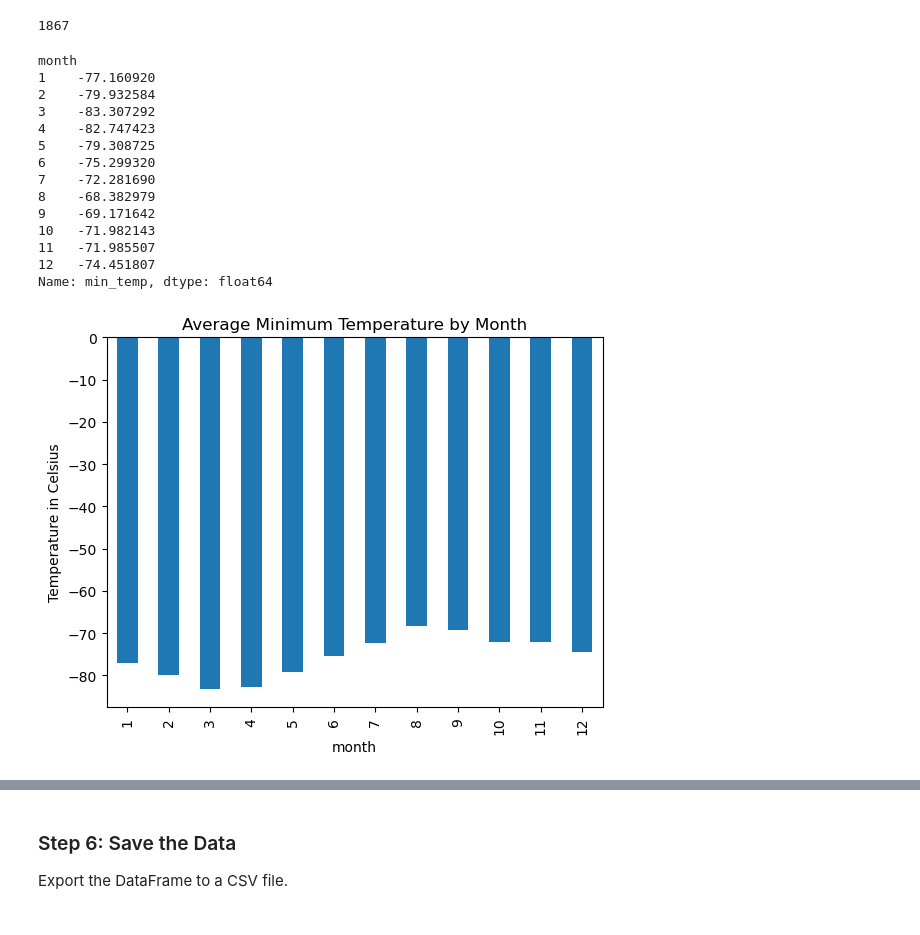
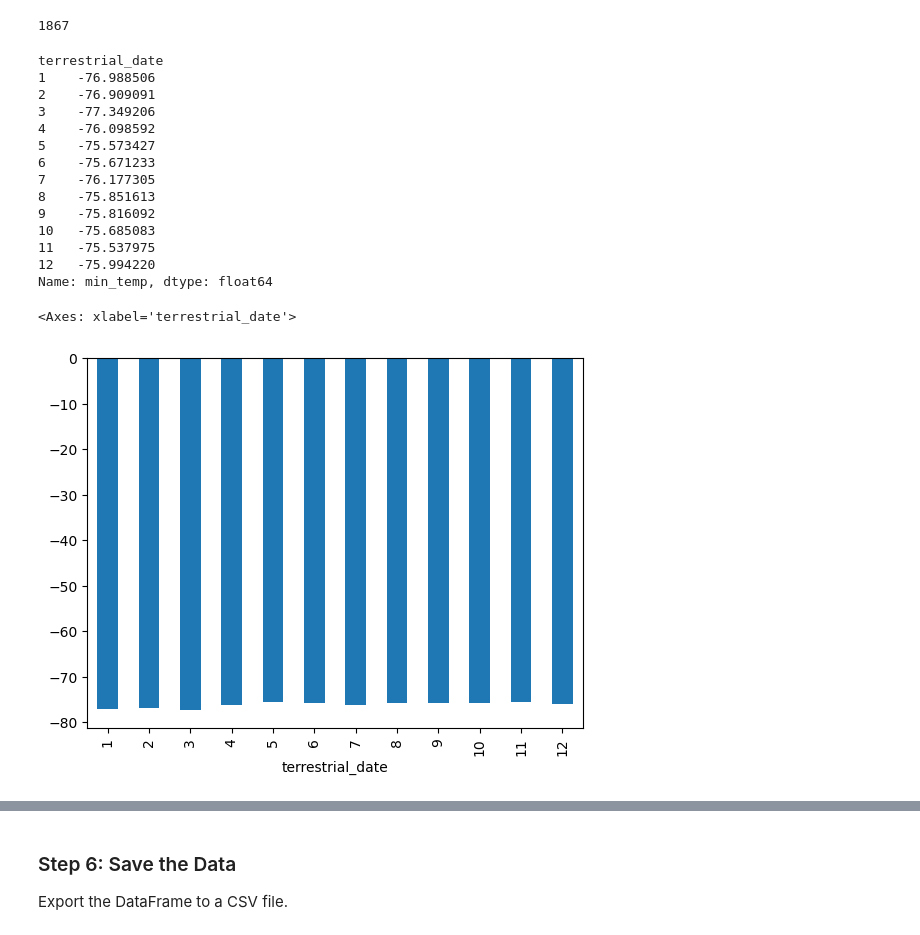
Before and after one commit to grant-i/mars_scrape, a Jupyter notebook: part_2_mars_weather.ipynb, the cells around one changed output, grey strips where cells are left out. Drawn from its saved outputs; the diff is of its cells as text; code cells hidden in the pictures.

```diff
--- a/part_2_mars_weather.ipynb
+++ b/part_2_mars_weather.ipynb
@@ -127,24 +138,28 @@ Analyze your dataset by using Pandas functions to answer the following questions
 1867
 # %%
 # 3. What is the average minimum temperature by month?
+avg_min_temp = Mars_DF.groupby(Mars_DF['terrestrial_date'].dt.month)['min_temp'].mean()
+avg_min_temp
 # %% [output]
-month
-1    -77.160920
-2    -79.932584
-3    -83.307292
-4    -82.747423
-5    -79.308725
-6    -75.299320
-7    -72.281690
-8    -68.382979
-9    -69.171642
-10   -71.982143
-11   -71.985507
-12   -74.451807
+terrestrial_date
+1    -76.988506
+2    -76.909091
+3    -77.349206
+4    -76.098592
+5    -75.573427
+6    -75.671233
+7    -76.177305
+8    -75.851613
+9    -75.816092
+10   -75.685083
+11   -75.537975
+12   -75.994220
 Name: min_temp, dtype: float64
 # %%
 # Plot the average minimum temperature by month
+avg_min_temp.plot(kind='bar')
 # %% [output]
+<Axes: xlabel='terrestrial_date'>
-[figure, old version]
+[figure, new version]
 # %%
 # Identify the coldest and hottest months in Curiosity's location by sorting the previous graph
```
Also changed, not shown: parts of 16 cells of this notebook, 2 other files.
